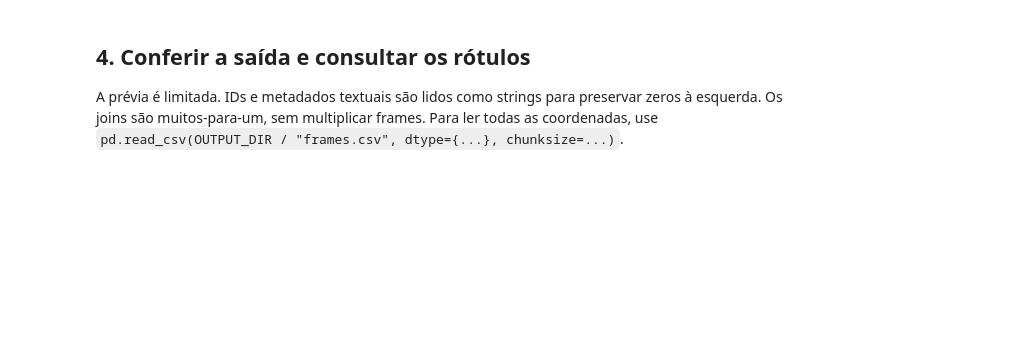
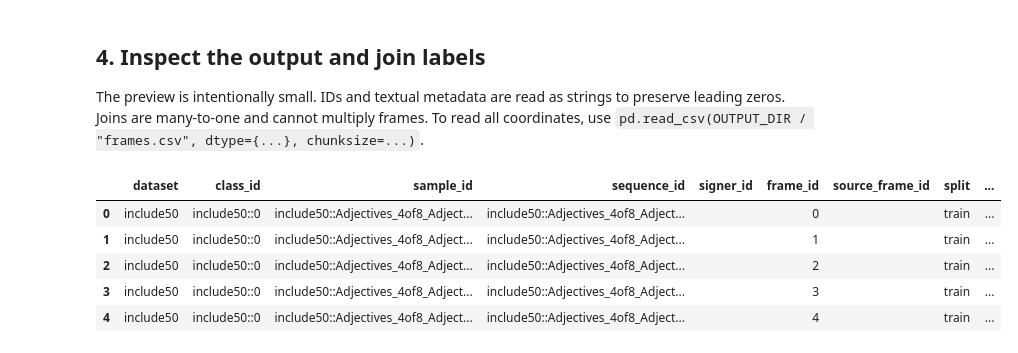
Before and after one commit to danielelvs/islr-subset, a Jupyter notebook: notebooks/merge_mediapipe_datasets.ipynb, the cells around one changed output. Saved outputs shown, nothing was run; the diff lists cells and outputs as text; code cells hidden in the pictures; blank space fills up the shorter version.

```diff
--- a/notebooks/merge_mediapipe_datasets.ipynb
+++ b/notebooks/merge_mediapipe_datasets.ipynb
@@ -47,6 +34,7 @@ from urllib.parse import quote
 from datetime import datetime, timezone
 import csv
 import json
+import hashlib
 import math
 import os
 import sqlite3
@@ -59,9 +47,9 @@ def find_project_root():
     for candidate in (Path.cwd(), *Path.cwd().parents):
         if (candidate / "data/interim").is_dir() and (candidate / "notebooks").is_dir():
             return candidate
-    raise FileNotFoundError("Defina ROOT manualmente com a raiz do projeto.")
+    raise FileNotFoundError("Set ROOT manually to the project root.")
 
-ROOT = find_project_root()  # Ou: Path("/caminho/para/islr-subset")
+ROOT = find_project_root()  # Or: Path("/path/to/islr-subset")
 SOURCES = {
     "include50": ROOT / "data/interim/include50/include50_mediapipe_with_split.csv",
     "ksl": ROOT / "data/interim/ksl/ksl_mediapipe.csv",
@@ -69,10 +57,10 @@ SOURCES = {
     "ufop": ROOT / "data/interim/ufop/ufop_mediapipe.csv",
 }
 
-# None processa tudo. Use 100 para um teste; o resultado será marcado como amostra.
+# None processes every row. Use 100 for a test export, which will be marked as a sample.
 MAX_ROWS_PER_DATASET = None
 PROGRESS_EVERY = 10_000
-output_name = "combined_mediapipe" if MAX_ROWS_PER_DATASET is None else "combined_mediapipe_sample"
+output_name = "multilingual-islr-mediapipe" if MAX_ROWS_PER_DATASET is None else "multilingual-islr-mediapipe-sample"
 OUTPUT_DIR = ROOT / "data/processed" / output_name
-# Uma pasta existente nunca é sobrescrita. Escolha outro OUTPUT_DIR para uma nova versão.
-print(f"Pasta de saída: {OUTPUT_DIR}")
+# Existing directories are never overwritten. Choose another OUTPUT_DIR for a new version.
+print(f"Output directory: {OUTPUT_DIR}")
@@ -481,21 +449,26 @@ if MAX_ROWS_PER_DATASET is not None:
 # %% [markdown]
-## 4. Conferir a saída e consultar os rótulos
+## 4. Inspect the output and join labels
 
-A prévia é limitada. IDs e metadados textuais são lidos como strings para preservar zeros à esquerda.
-Os joins são muitos-para-um, sem multiplicar frames. Para ler todas as coordenadas, use
-`pd.read_csv(OUTPUT_DIR / "frames.csv", dtype={...}, chunksize=...)`.
+The preview is intentionally small. IDs and textual metadata are read as strings to preserve leading zeros. Joins are many-to-one and cannot multiply frames. To read all coordinates, use `pd.read_csv(OUTPUT_DIR / "frames.csv", dtype={...}, chunksize=...)`.
 # %%
 preview = pd.read_csv(OUTPUT_DIR / "frames.csv", nrows=5, dtype="string", keep_default_na=False)
 class_lookup = pd.read_csv(OUTPUT_DIR / "classes.csv", dtype="string", keep_default_na=False)
 sample_lookup = pd.read_csv(OUTPUT_DIR / "samples.csv", dtype="string", keep_default_na=False)
 assert preview.columns.tolist() == OUTPUT_COLUMNS
 assert class_lookup["class_id"].is_unique
 assert sample_lookup["sample_id"].is_unique
-assert (summary["frames"] == summary[["train", "val", "test", "sem_split"]].sum(axis=1)).all()
+assert (summary["frames"] == summary[["train", "val", "test", "no_split"]].sum(axis=1)).all()
 view = (
     preview[FRAME_METADATA]
     .merge(class_lookup[["class_id", "label", "category_name"]], on="class_id", how="left", validate="many_to_one")
     .merge(sample_lookup[["sample_id", "source_video_name"]], on="sample_id", how="left", validate="many_to_one")
 )
 assert len(view) == len(preview)
 display(view)
+# %% [output]
+|  | dataset | class_id | sample_id | sequence_id | signer_id | frame_id | source_frame_id | split | ... |
+| 0 | include50 | include50::0 | include50::Adjectives_4of8_Adject... | include50::Adjectives_4of8_Adject... |  | 0 |  | train | ... |
+| 1 | include50 | include50::0 | include50::Adjectives_4of8_Adject... | include50::Adjectives_4of8_Adject... |  | 1 |  | train | ... |
+| 2 | include50 | include50::0 | include50::Adjectives_4of8_Adject... | include50::Adjectives_4of8_Adject... |  | 2 |  | train | ... |
+| 3 | include50 | include50::0 | include50::Adjectives_4of8_Adject... | include50::Adjectives_4of8_Adject... |  | 3 |  | train | ... |
+| 4 | include50 | include50::0 | include50::Adjectives_4of8_Adject... | include50::Adjectives_4of8_Adject... |  | 4 |  | train | ... |
```
Also changed, not shown: parts of 9 cells of this notebook, 27 other files.
